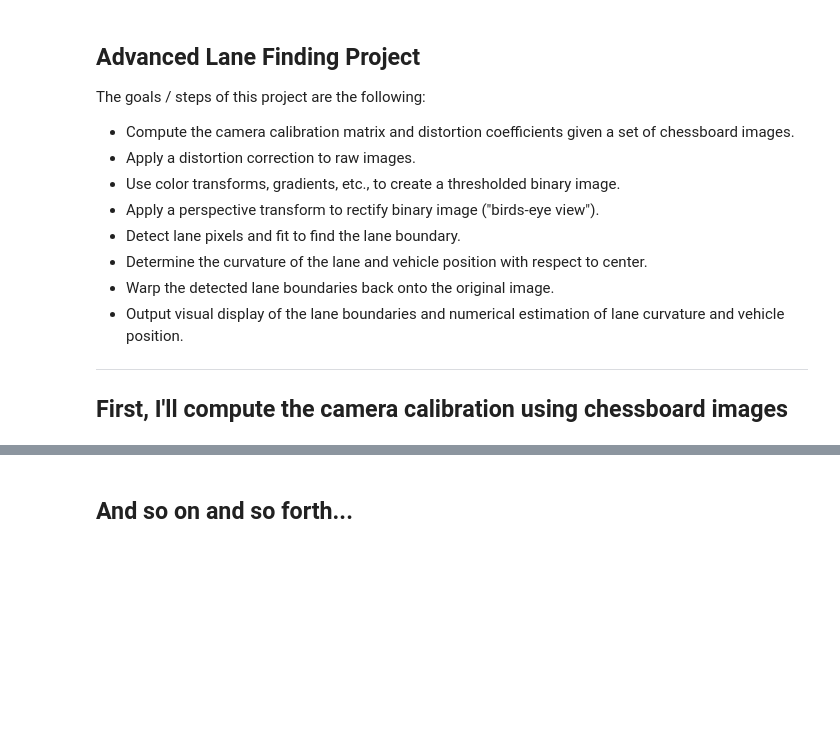
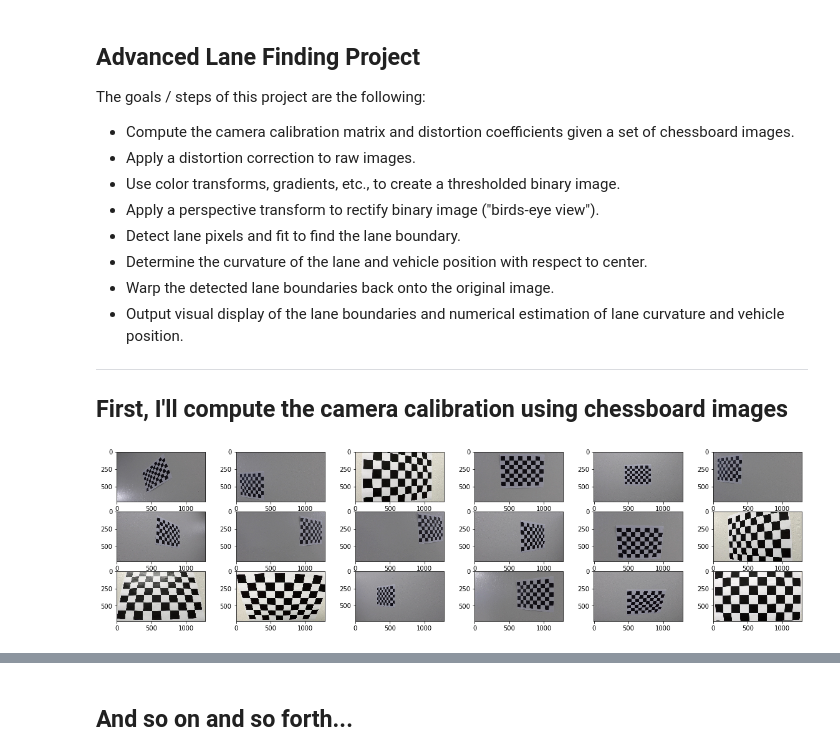
Before and after one commit to Bovey0809/CarND-Advanced-Lane-Lines, a Jupyter notebook: examples/Advanced.ipynb, the cells around one changed output, grey strips where cells are left out. Drawn from its saved outputs; the diff is of its cells as text; code cells hidden in the pictures; blank space fills up the shorter version.

```diff
--- a/examples/Advanced.ipynb
+++ b/examples/Advanced.ipynb
@@ -33,14 +33,20 @@ imgpoints = [] # 2d points in image plane.
 images = glob.glob('../camera_cal/calibration*.jpg')
 # %%
 # show images
-def show_images(images_list, rows=1):
+def show_images(images_list, cols=1):
     '''
     para: images_list, list of arrays
     '''
-    fig = plt.figure(figsize=(10, 10))
+    fig = plt.figure(figsize=(20, 5))
     length = len(images_list)
-    cols = length // rows
+    rows = length // cols
     for index in range(1, length-1):
         fig.add_subplot(rows, cols, index)
         plt.imshow(images_list[index])
     plt.show()
+
+# test show_images
+images_list = [plt.imread(image) for image in images]
+show_images(images_list, 6)
+# %% [output]
+[figure, added]
```
Also changed, not shown: parts of 3 cells of this notebook.
